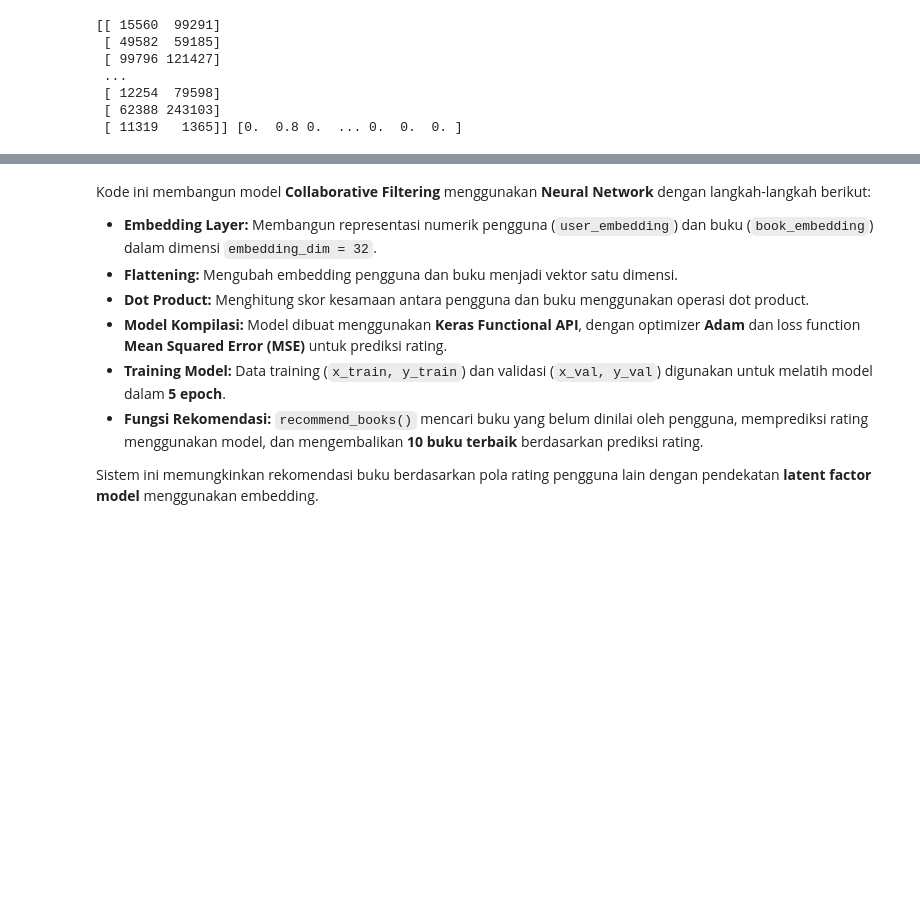
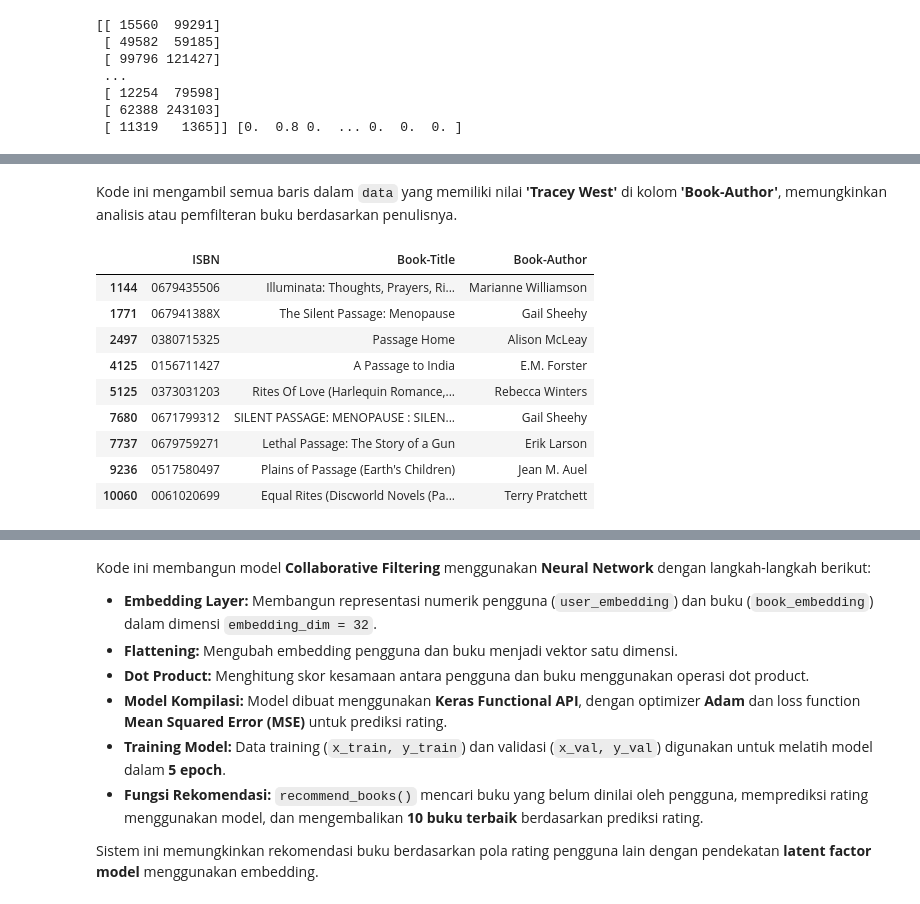
Before and after one commit to znashif/ML-Terapan-2, a Jupyter notebook: notebook.ipynb, the cells around one changed output, grey strips where cells are left out. Drawn from its saved outputs; the diff is of its cells as text; code cells hidden in the pictures; blank space fills up the shorter version.

```diff
--- a/notebook.ipynb
+++ b/notebook.ipynb
@@ -425,11 +408,0 @@ Fungsi ini membuat sistem rekomendasi buku berbasis **cosine similarity** dengan
-# %%
-def book_recommendations(book_author, similarity_data=cosine_sim_df, items=data[['Book-Title', 'Book-Author']], k=10):
-
-  index = similarity_data.loc[:,book_author].to_numpy().argpartition(
-        range(-1, -k, -1))
-
-  closest = similarity_data.columns[index[-1:-(k+2):-1]]
-
-  closest = closest.drop(book_author, errors='ignore')
-
-  return pd.DataFrame(closest).merge(items).head(k)
@@ -556,0 +539,10 @@ Training
+# %%
+# Hitung cosine similarity antar judul buku
+cosine_sim = cosine_similarity(tfidf_matrix)
+
+# Buat dataframe similarity antar judul
+cosine_sim_df = pd.DataFrame(
+    cosine_sim, # Use cosine_sim directly
+    index=data['Book-Title'], # Index by Book-Title
+    columns=data['Book-Title'] # Columns by Book-Title
+)
@@ -556,0 +558,33 @@ Training
+# %%
+def book_recommendations(book_title, similarity_data=cosine_sim_df, items=data[['ISBN', 'Book-Title', 'Book-Author']], k=10):
+    book_title = book_title.strip()
+    if book_title not in similarity_data.index: # Check if book title is in the index
+        return f"Judul '{book_title}' tidak ditemukan dalam data."
+
+    # Get similarity scores for the given book title
+    sim_scores = similarity_data.loc[book_title].sort_values(ascending=False) # Use .loc for index lookup
+
+    # Get the top k book titles (excluding the input book itself)
+    top_k_book_titles = sim_scores.drop(book_title).head(k).index.tolist()
+
+    # Retrieve the book information for the recommended titles
+    recommendations = items[items['Book-Title'].isin(top_k_book_titles)].drop_duplicates(subset=['Book-Title']).head(k)
+
+    if recommendations.empty:
+        return "Tidak ada rekomendasi yang cocok."
+    return recommendations
+# %% [markdown]
+Kode ini mengambil semua baris dalam `data` yang memiliki nilai **'Tracey West'** di kolom **'Book-Author'**, memungkinkan analisis atau pemfilteran buku berdasarkan penulisnya.
+# %%
+book_recommendations('Rites of Passage')
+# %% [output]
+|  | ISBN | Book-Title | Book-Author |
+| 1144 | 0679435506 | Illuminata: Thoughts, Prayers, Ri... | Marianne Williamson |
+| 1771 | 067941388X | The Silent Passage: Menopause | Gail Sheehy |
+| 2497 | 0380715325 | Passage Home | Alison McLeay |
+| 4125 | 0156711427 | A Passage to India | E.M. Forster |
+| 5125 | 0373031203 | Rites Of Love (Harlequin Romance,... | Rebecca Winters |
+| 7680 | 0671799312 | SILENT PASSAGE: MENOPAUSE : SILEN... | Gail Sheehy |
+| 7737 | 0679759271 | Lethal Passage: The Story of a Gun | Erik Larson |
+| 9236 | 0517580497 | Plains of Passage (Earth's Children) | Jean M. Auel |
+| 10060 | 0061020699 | Equal Rites (Discworld Novels (Pa... | Terry Pratchett |
```
Also changed, not shown: parts of 58 cells of this notebook.
